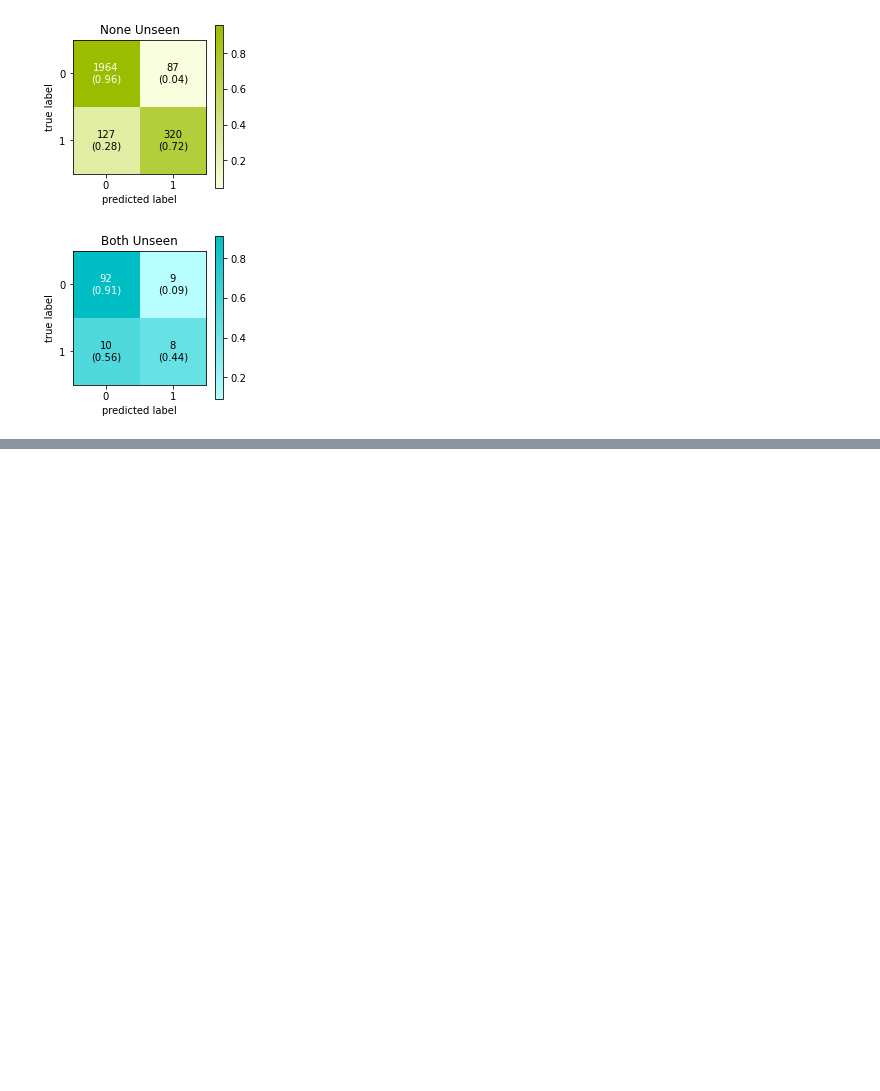
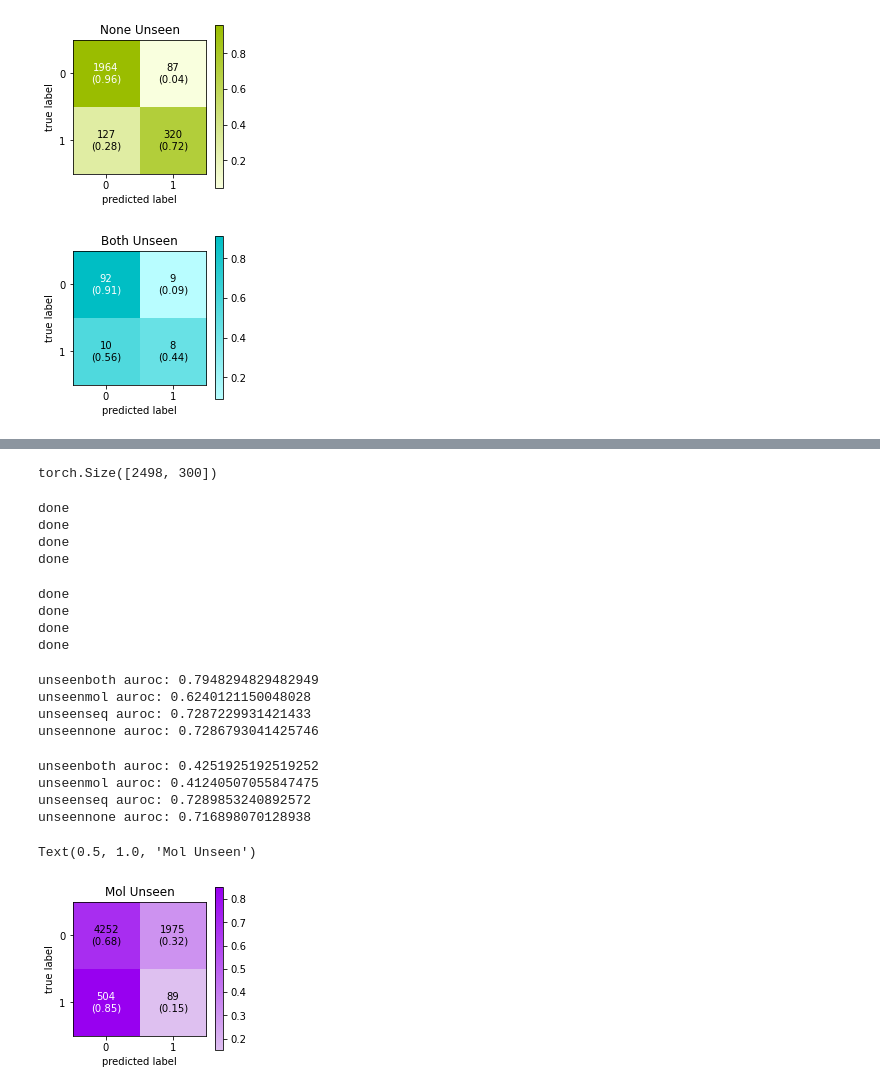
Before and after one commit to David-BominWei/DeepLPI, a Jupyter notebook: DeepLPI_6165_Bin_Evaluation.ipynb, the cells around one changed output, grey strips where cells are left out. Drawn from its saved outputs; the diff is of its cells as text; code cells hidden in the pictures; blank space fills up the shorter version.

```diff
--- a/DeepLPI_6165_Bin_Evaluation.ipynb
+++ b/DeepLPI_6165_Bin_Evaluation.ipynb
@@ -1,7 +1,7 @@
 # %%
-model_path = "/home/wbm001/deeplpi/DeepLPI/output/model/v9b0e750_best.pth.tar"
+model_path = "/home/wbm001/deeplpi/DeepLPI/output/model/v9b1-bdbbin-e750_best.pth.tar"
 test_path = "/home/wbm001/deeplpi/DeepLPI/data/kd_test.csv"
-plot_path = "/home/wbm001/deeplpi/DeepLPI/output/plot/"
+plot_path = "/home/wbm001/deeplpi/DeepLPI/output/plot/DeepLPI_6165_Bin_BDB/"
 
 molembed_path = "/home/wbm001/deeplpi/DeepLPI/data/mol_embed.csv"
 seqembed_path = "/home/wbm001/deeplpi/DeepLPI/data/seq_embed.csv"
@@ -275,0 +254,75 @@ torch.Size([128, 10, 32])
+# %%
+unseennone_mol.shape
+# %% [output]
+torch.Size([2498, 300])
+# %%
+# mol blind test
+
+from sklearn.metrics import roc_auc_score, accuracy_score
+
+unseenboth_molblind = dotest(model,torch.randn(119,300),unseenboth_seq)
+print("done")
+unseenmol_molblind = dotest(model,torch.randn(6820,300),unseenmol_seq)
+print("done")
+unseenseq_molblind = dotest(model,torch.randn(3923,300),unseenseq_seq)
+print("done")
+unseennone_molblind = dotest(model,torch.randn(2498,300),unseennone_seq)
+print("done")
+# %% [output]
+done
+done
+done
+done
+# %%
+# seq blind test
+
+from sklearn.metrics import roc_auc_score, accuracy_score
+
+unseenboth_seqblind = dotest(model,unseenboth_mol,torch.randn(119,6165))
+print("done")
+unseenmol_seqblind = dotest(model,unseenmol_mol,torch.randn(6820,6165))
+print("done")
+unseenseq_seqblind = dotest(model,unseenseq_mol,torch.randn(3923,6165))
+print("done")
+unseennone_seqblind = dotest(model,unseennone_mol,torch.randn(2498,6165))
+print("done")
+# %% [output]
+done
+done
+done
+done
+# %%
+print("unseenboth auroc: " + str(roc_auc_score(unseenboth_lab,unseenboth_molblind)))
+print("unseenmol auroc: " + str(roc_auc_score(unseenmol_lab,unseenmol_molblind)))
+print("unseenseq auroc: " + str(roc_auc_score(unseenseq_lab,unseenseq_molblind)))
+print("unseennone auroc: " + str(roc_auc_score(unseennone_lab,unseennone_molblind)))
+# %% [output]
+unseenboth auroc: 0.7948294829482949
+unseenmol auroc: 0.6240121150048028
+unseenseq auroc: 0.7287229931421433
+unseennone auroc: 0.7286793041425746
+# %%
+print("unseenboth auroc: " + str(roc_auc_score(unseenboth_lab,unseenboth_seqblind)))
+print("unseenmol auroc: " + str(roc_auc_score(unseenmol_lab,unseenmol_seqblind)))
+print("unseenseq auroc: " + str(roc_auc_score(unseenseq_lab,unseenseq_seqblind)))
+print("unseennone auroc: " + str(roc_auc_score(unseennone_lab,unseennone_seqblind)))
+# %% [output]
+unseenboth auroc: 0.4251925192519252
+unseenmol auroc: 0.41240507055847475
+unseenseq auroc: 0.7289853240892572
+unseennone auroc: 0.716898070128938
+# %%
+from mlxtend.plotting import plot_confusion_matrix
+from mlxtend.evaluate import confusion_matrix
+import numpy as np
+import matplotlib.pyplot as plt
+import matplotlib as mpl
+from matplotlib.colors import ListedColormap, LinearSegmentedColormap
+
+
+cmap = LinearSegmentedColormap.from_list("mycmap", ["#DEC0F0", "#9800F0"])
+plot_confusion_matrix(confusion_matrix(unseenmol_lab==1, unseenmol_seqblind>=0.5), figsize=(3,3), show_absolute=True, show_normed=True, cmap=cmap, colorbar=True, fontcolor_threshold=0.8)
+plt.title("Mol Unseen")
+# %% [output]
+Text(0.5, 1.0, 'Mol Unseen')
+[figure, added]
```
Also changed, not shown: parts of 5 cells of this notebook, 7 other files.
